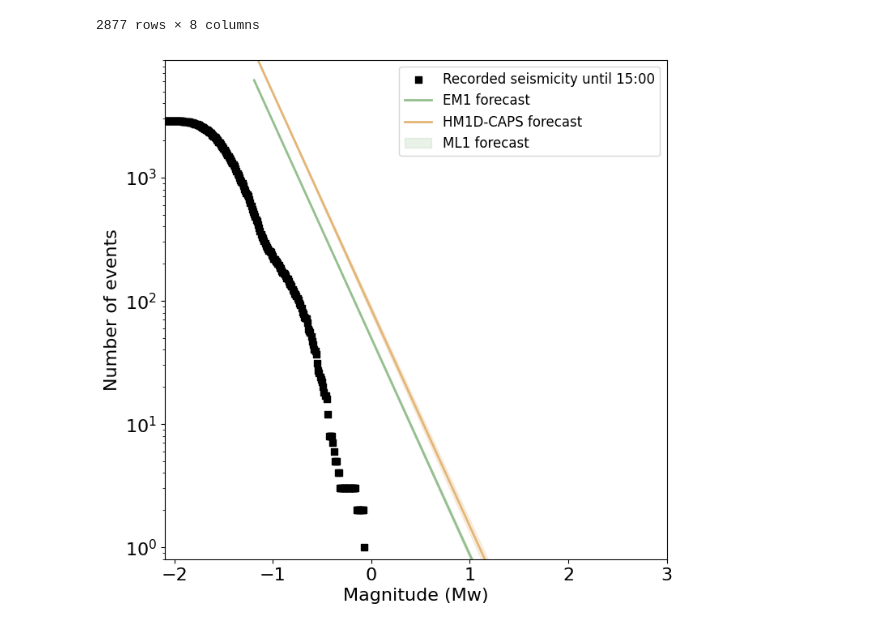
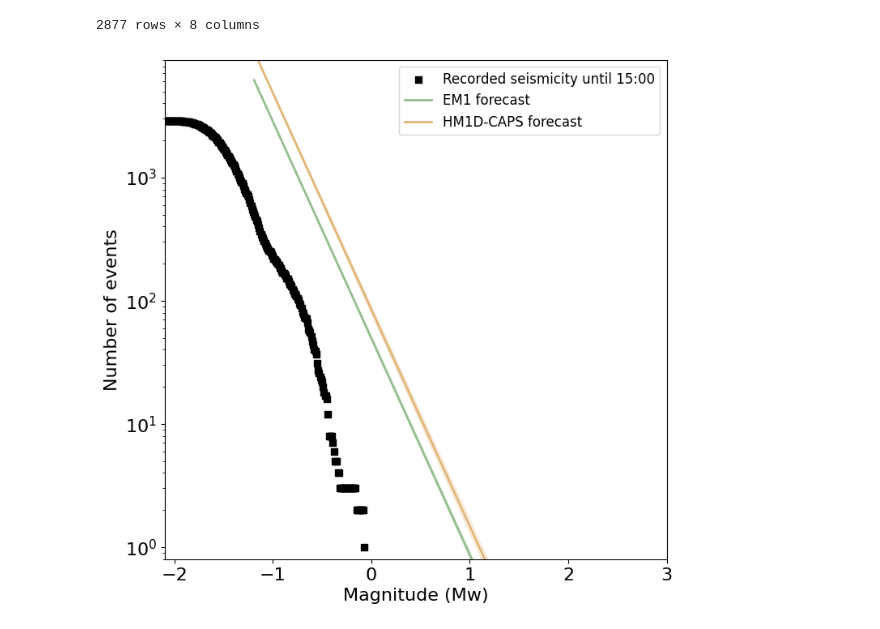
Before and after one commit to swiss-seismological-service/hermes-client, a Jupyter notebook: example.ipynb, the cells around one changed output. Cells and saved outputs as stored; diff of their text form; code cells hidden in the pictures.

```diff
--- a/example.ipynb
+++ b/example.ipynb
@@ -222,9 +211,22 @@ colour_ml1 = '#967387'
 colour_hm1d = '#E3B678'
 # %% [markdown]
 ## Forecast rates
+# %%
+def bin_center_index(df):
+    df.reset_index(inplace=True)
+
+    df.index = \
+        df.apply(lambda x: x['starttime'] +
+                         (x['endtime'] - x['starttime']) / 2, axis=1)
+
+    df.drop(columns=['starttime', 'endtime', 'cell_id'], inplace=True)
+
+    return df
 # %%
 stats = {'std': 'std'}
 em1_rates = rates_em1_constant.calculate_statistics('median', stats)
+em1_rates = bin_center_index(em1_rates)
 hm1d_rates = rates_em1_double.calculate_statistics('median', stats)
+hm1d_rates = bin_center_index(hm1d_rates)
 em1_rates.tail()
 # %% [output]
@@ -430,32 +431,32 @@ ax.fill_between(magnitudes_steps,
                  color=colour_em1, alpha=0.2)
 # HM1D
 std_b_hm1d = np.sqrt(b_hm1d / GR_hm1d[0])
 ax.fill_between(magnitudes_steps,
                  gutenberg_richter(magnitudes_steps, b_hm1d - 2*std_b_hm1d, mc, cum_n_mc_hm1d),
                  gutenberg_richter(magnitudes_steps, b_hm1d + 2*std_b_hm1d, mc, cum_n_mc_hm1d),
                  color=colour_hm1d, alpha=0.2)
 
 # axis labels
 ax.set_xlabel('Magnitude (Mw)', fontsize=16)
 ax.set_ylabel('Number of events', fontsize=16)
 # tick labels font size
 ax.tick_params(axis='x', labelsize=16)
 ax.tick_params(axis='y', labelsize=16)
 
 # set x-axis limits
 ax.set_xlim([-2.1, MAG_RED_TLS])
 # set y-axis limits
 ax.set_ylim([0.8, 9000])
 # remove the legend
 ax.legend().remove()
 # legend with EM1, HM1D-CAPS, ML1
 string_target_forecast_start_time = target_forecast_start_time_dt.strftime('%H:%M')
 string_model_forecast_time = model_forecast_time.strftime('%H:%M')
 ax.legend([f'Recorded seismicity until {string_target_forecast_start_time}',
            #f'Recorded seismicity until {string_model_forecast_time}',
-           'EM1 forecast', 'HM1D-CAPS forecast', 'ML1 forecast'], loc='upper right', fontsize=12)
+           'EM1 forecast', 'HM1D-CAPS forecast'], loc='upper right', fontsize=12)
 # add title
 #ax.set_title('Stage 3', fontsize=16)
 plt.show()
 # %% [output]
-[figure, old version]
+[figure, new version]
```
Also changed, not shown: parts of 4 cells of this notebook.
